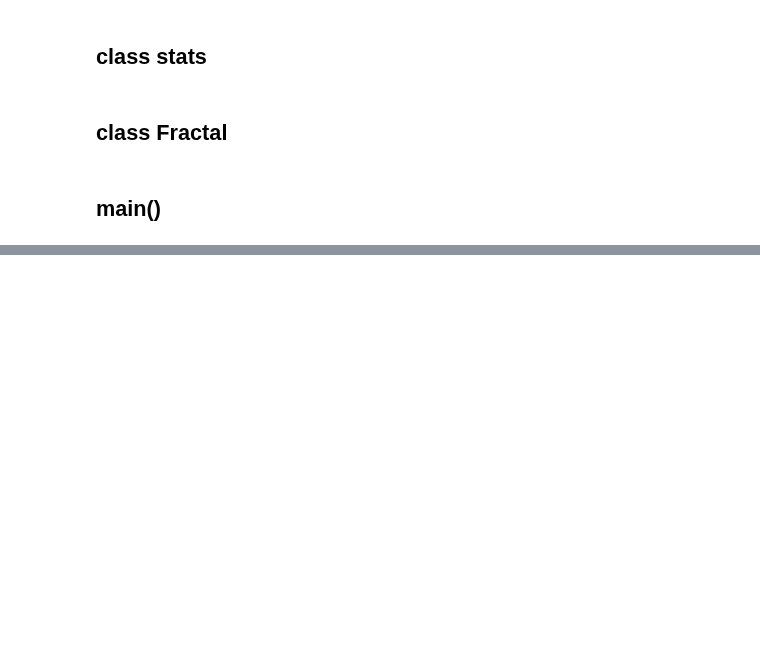
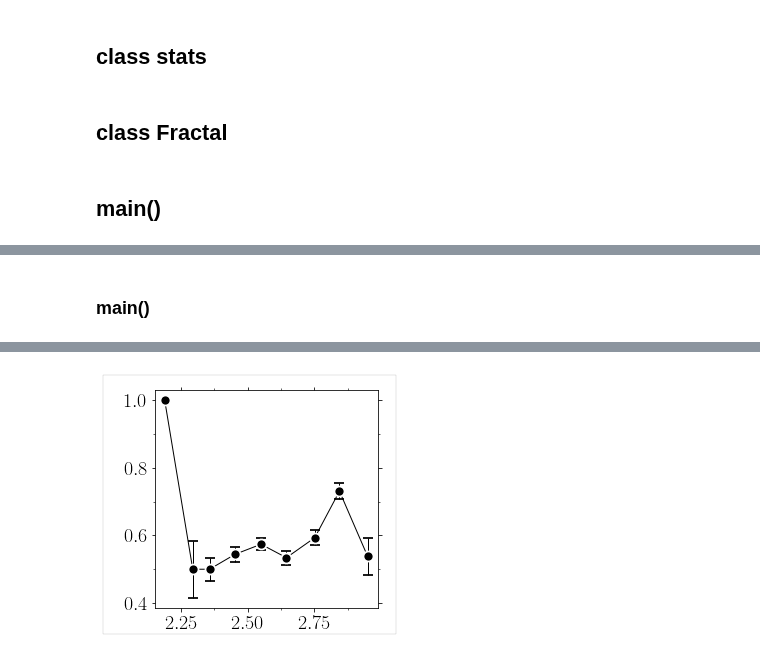
Before and after one commit to kkarimi62/HeaDef, a Jupyter notebook: postprocess/pressFluc2nd.ipynb, the cells around one changed output, grey strips where cells are left out. Saved outputs shown, nothing was run; the diff lists cells and outputs as text; code cells hidden in the pictures; blank space fills up the shorter version.

```diff
--- a/postprocess/pressFluc2nd.ipynb
+++ b/postprocess/pressFluc2nd.ipynb
@@ -70,6 +70,15 @@ import time
 #from backports
 import fnmatch
 import json
+from json import JSONEncoder
+import functools as ftl
+
+class NumpyArrayEncoder(JSONEncoder):
+    def default(self, obj):
+        if isinstance(obj, np.ndarray):
+            return obj.tolist()
+        return JSONEncoder.default(self, obj)
+
 #
 warnings.filterwarnings('ignore')
 #--- user modules
@@ -158,6 +167,7 @@ class Legends:
     def Get(self):
         return self.attrs
 # %%
+DRAW_FRAME=(0.23,0.08,0.12,0.07,0.1)
 if not eval(confParser['flags']['RemoteMachine']):
     matplotlib.rcParams['text.usetex'] = True #--- comment tex stuff!
 # %% [markdown]
@@ -5468,8 +5549,8 @@ def main():#stats):
 #                                  parser['dislocation analysis']['outputPath']) #--- total
 
     #--- orientation
-    fractal.ClusterOrientation(
-                               fout='%s/dislocations/ps/clusterOrientationTotal.txt'%\
+    fractal.Clusters(
+                               fout='%s/dislocations/sro'%\
                                confParser['irradiation']['outputPath'])
 
     #--- fractal dimension
@@ -5497,0 +5994,65 @@ frame=1
+# %% [markdown]
+### main()
+# %%
+def main():
+
+    if not eval(confParser['irradiation']['irradiation']) or\
+    eval(confParser['flags']['RemoteMachine']):
+        return
+
+    #--- temporal average
+    tmean = TimeAverage(
+       [0],[list(range(1))],
+        skip_frame = 1,
+         verbose = True,
+                     )
+    #--- parse data
+    tmean.Parse( 'wc_pairi_1_pairj_1.txt',
+                ['dislocations/sro'],
+#                list(map(lambda x:'%sNatom10KTemp300KMultipleRates/Rate%s/Run%s/crltns'%(alloy,x[0],x[1]),
+#                         tmean.temps_runs ))
+              )
+    tmean.Print('wc_pairi_1_pairj_1_timeAveraged.txt')
+
+    #--- plot
+    temp = Temperature(
+       [0],[list(range(1))],
+         verbose = True,
+                     )
+    #--- parse data
+    temp.Parse( 'wc_pairi_1_pairj_1_timeAveraged.txt',
+                ['dislocations/sro'],
+#                list(map(lambda x:'%sNatom10KTemp300KMultipleRates/Rate%s/Run%s/crltns'%(alloy,x[0],x[1]),
+#                         temp.temps_runs ))
+              )
+
+    temp.EnsAverage()
+
+
+    #    help(temp.Concatenate)
+#    temp.Transform(col=0,multBy=-1,temp=invert)
+#    temp.Transform(col=1,multBy=-1,temp=invert)
+
+    #--- plot
+     #--- plot
+    temp.PlotPdf(shift=False,shift_factor=0.1/2,
+                 rescale=False,alpha=1.5,
+                 powerlaw=False, prefact=1e0,
+#                  mylegends=[r'$1$',r'$10$',r'$10^2$',r'$10^3$'],
+                 **{
+                  'attrs':{'fmt':'-.r'},
+#                  'xscale':'log',
+#                  'yscale':'log',
+#                   'xlim':(1e-2,10),
+#                    'ylim':(1e-7,1e1),
+#                    'ylim':(1e-7,1e2),
+#                    'ndecade_y':1,'ndecade_x':1,
+                    'nevery':1,
+                   'title':'dislocations/sro/pdf_s_E1-4_cantor.png',
+        'bbox_to_anchor':(0.55,0.45,0.5,0.5),
+
+    })
+
+
+main()
+# %% [output]
@@ -5497,0 +6063 @@ frame=1
+[figure, added]
```
Also changed, not shown: parts of 8 cells of this notebook, 2 other files.
